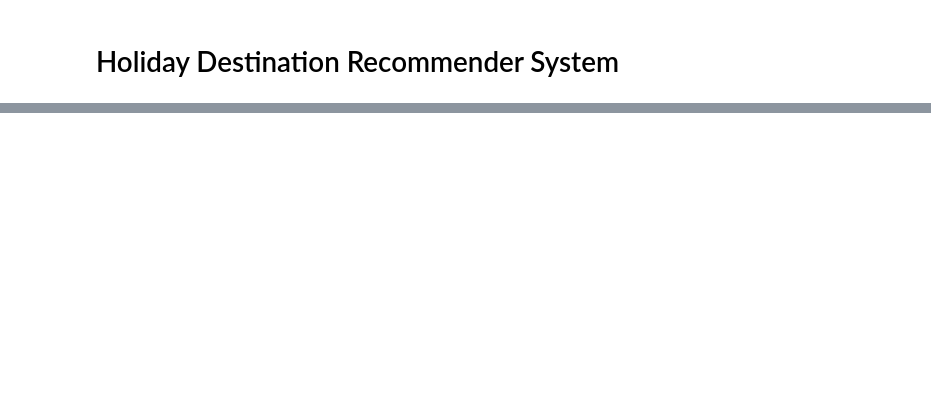
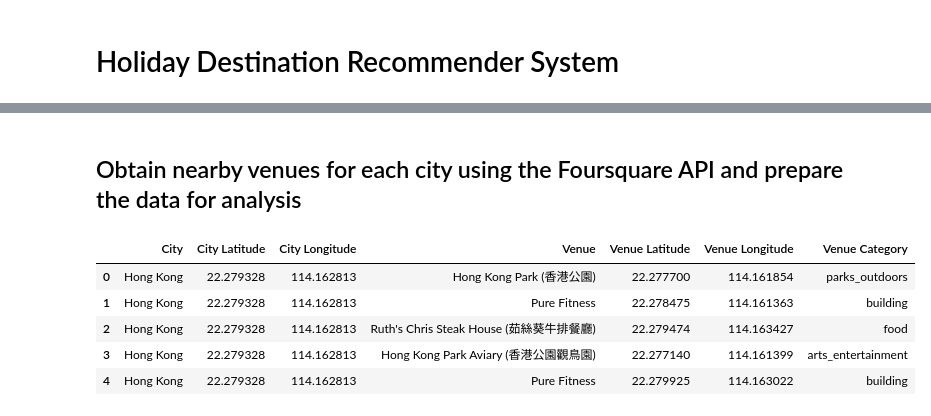
Before and after one commit to ArnaudCave/Coursera_Capstone, a Jupyter notebook: Holiday Recommender System.ipynb, the cells around one changed output, grey strips where cells are left out. Saved outputs shown, nothing was run; the diff lists cells and outputs as text; code cells hidden in the pictures; blank space fills up the shorter version.

```diff
--- a/Holiday Recommender System.ipynb
+++ b/Holiday Recommender System.ipynb
@@ -8,0 +82,10 @@ I would first need to determine a list of travel destinations. Entering "top 100
+# %%
+#Find latitude and longitude of cities
+df['Latitude'] = ""
+df['Longitude'] = ""
+geolocator = Nominatim(user_agent="specify_your_app_name_here")
+for i in range(len(df['City'])):
+    location = geolocator.geocode(df['City'][i])
+    df['Latitude'][i] = location.latitude
+    df['Longitude'][i] = location.longitude
+df.head()
@@ -8,0 +99,22 @@ I would first need to determine a list of travel destinations. Entering "top 100
+# %%
+#Create world map
+#Let's start with the average lat and long in data set
+latitude = df['Latitude'].mean()
+longitude = df['Longitude'].mean()
+map = folium.Map(location=[latitude, longitude], zoom_start=1, width=800,height=400)
+
+#Add markers to map
+for lat, lng, city in zip(df['Latitude'], df['Longitude'], df['City']):
+    label = '{}'.format(city)
+    label = folium.Popup(label, parse_html=True)
+    folium.CircleMarker(
+        [lat, lng],
+        radius=2,
+        popup=label,
+        color='blue',
+        fill=True,
+        fill_color='#3186cc',
+        fill_opacity=1,
+        parse_html=False).add_to(map)
+
+map
@@ -8,0 +123,2 @@ I would first need to determine a list of travel destinations. Entering "top 100
+# %% [markdown]
+<h2>Obtain nearby venues for each city using the Foursquare API and prepare the data for analysis</h2>
@@ -8,0 +170,17 @@ I would first need to determine a list of travel destinations. Entering "top 100
+# %%
+#First define input
+#Credentials are in a hidden cell
+VERSION = '20180605' # Foursquare API version
+LIMIT = 50 # limit of number of venues returned by Foursquare API
+radius = 500 # define radius
+
+#Then call the function
+City_venues = getNearbyVenues(names=df['City'],latitudes=df['Latitude'],longitudes=df['Longitude'])
+City_venues.head()
+# %% [output]
+|  | City | City Latitude | City Longitude | Venue | Venue Latitude | Venue Longitude | Venue Category |
+| 0 | Hong Kong | 22.279328 | 114.162813 | Hong Kong Park (香港公園) | 22.277700 | 114.161854 | parks_outdoors |
+| 1 | Hong Kong | 22.279328 | 114.162813 | Pure Fitness | 22.278475 | 114.161363 | building |
+| 2 | Hong Kong | 22.279328 | 114.162813 | Ruth's Chris Steak House (茹絲葵牛排餐廳) | 22.279474 | 114.163427 | food |
+| 3 | Hong Kong | 22.279328 | 114.162813 | Hong Kong Park Aviary (香港公園觀鳥園) | 22.277140 | 114.161399 | arts_entertainment |
+| 4 | Hong Kong | 22.279328 | 114.162813 | Pure Fitness | 22.279925 | 114.163022 | building |
```
Also changed, not shown: parts of 24 cells of this notebook.
